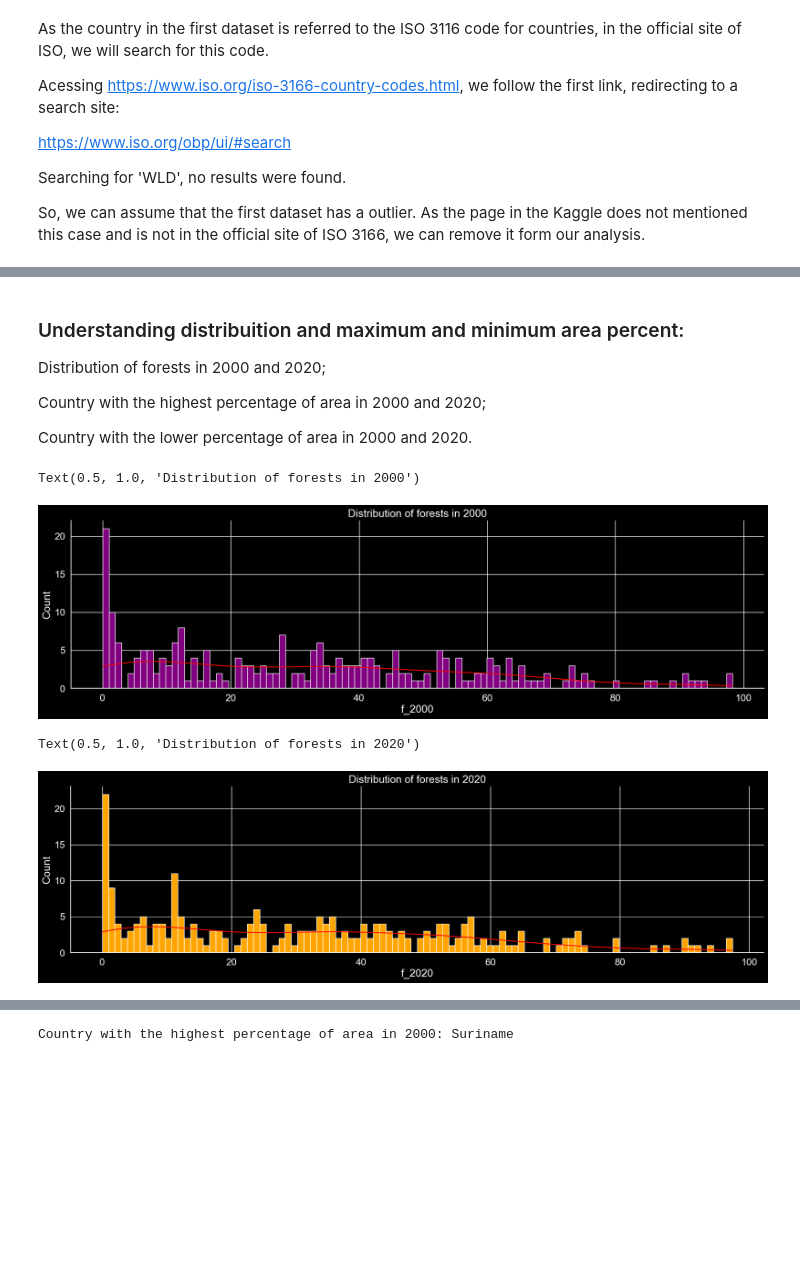
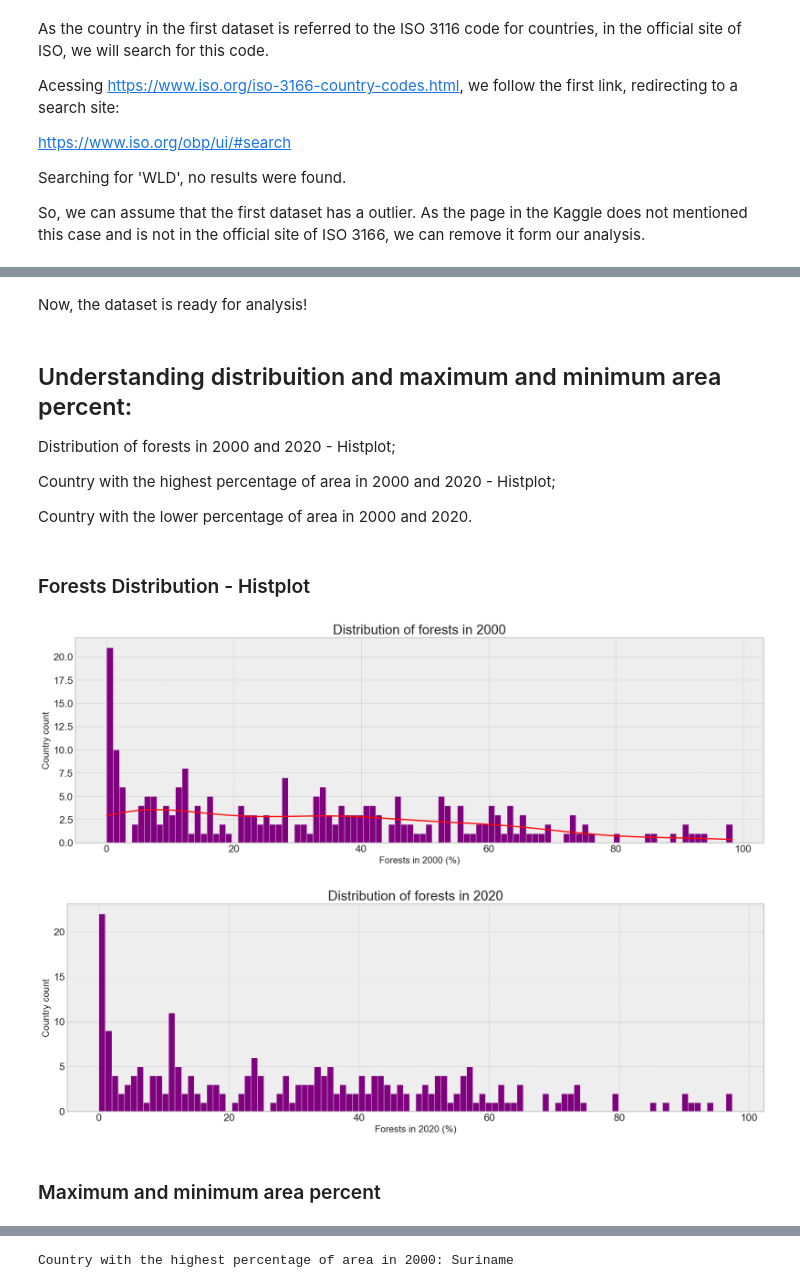
Before and after one commit to anacbneumann/Deforestation_analysis, a Jupyter notebook: deforestation_eda.ipynb, the cells around one changed output, grey strips where cells are left out. Cells and saved outputs as stored; diff of their text form; code cells hidden in the pictures; blank space fills up the shorter version.

```diff
--- a/deforestation_eda.ipynb
+++ b/deforestation_eda.ipynb
@@ -273,0 +360,4 @@ pd.set_option("display.max_rows",None)
+# %%
+# Converting area type:
+dataframe['area_country'] = dataframe['area_country'].str.replace('.', '').astype(float)
+dataframe.head(5)
@@ -273,0 +371,8 @@ pd.set_option("display.max_rows",None)
+# %%
+# Calculating absolut area:
+dataframe['2000_sqkm'] = dataframe['f_2000']*dataframe['area_country']/100
+dataframe['2020_sqkm'] = dataframe['f_2020']*dataframe['area_country']/100
+
+
+
+dataframe.head(5)
@@ -273,0 +386,7 @@ pd.set_option("display.max_rows",None)
+# %%
+# Reordering columns:
+dataframe = dataframe[['country','country_name','development','region','continent','area_country','2000_sqkm','f_2000','2020_sqkm','f_2020']]
+
+
+# Preview
+dataframe.head(3)
@@ -274,22 +398,46 @@ pd.set_option("display.max_rows",None)
+# %% [markdown]
+Now, the dataset is ready for analysis!
 # %% [markdown]
-### Understanding distribuition and maximum and minimum area percent:
+## Understanding distribuition and maximum and minimum area percent:
 
-Distribution of forests in 2000 and 2020;
+Distribution of forests in 2000 and 2020 -  Histplot;
 
-Country with the highest percentage of area in 2000 and 2020;
+Country with the highest percentage of area in 2000 and 2020 -  Histplot;
 
 Country with the lower percentage of area in 2000 and 2020.
+# %% [markdown]
+### Forests Distribution - Histplot
+# %%
+sns.set_theme(palette='tab10',
+              font_scale=1.5,
+              rc=None)
+
+import matplotlib
+matplotlib.rcParams.update({'font.size': 15})
+plt.style.use('bmh')
+pd.set_option("display.max_columns",None)
+pd.set_option("display.max_rows",None)
 # %%
 # Distribution of forests in 2000
-sns.displot(data=dataframe, x="f_2000", kde=True, bins = 100,color = "red", facecolor = "purple",height = 5, aspect = 3.5)
+plt.figure(figsize=(20, 6))
+sns.histplot(data=dataframe, x="f_2000", kde=True, bins = 100,color = "red", facecolor = "purple")
+
+plt.xlabel("Forests in 2000 (%)")
+plt.ylabel("Country count")
 plt.title("Distribution of forests in 2000")
+plt.show()
 # %% [output]
-Text(0.5, 1.0, 'Distribution of forests in 2000')
-[figure, old version]
+[figure, new version]
 # %%
 # Distribution of forests in 2020
-sns.displot(data=dataframe, x="f_2020", kde=True, bins = 100,color = "red", facecolor = "orange",height = 5, aspect = 3.5)
+plt.figure(figsize=(20, 6))
+sns.histplot(data=dataframe, x="f_2020", bins = 100,color = "red", facecolor = "purple")
+
+plt.xlabel("Forests in 2020 (%)")
+plt.ylabel("Country count")
 plt.title("Distribution of forests in 2020")
+plt.show()
 # %% [output]
-Text(0.5, 1.0, 'Distribution of forests in 2020')
-[figure, old version]
+[figure, new version]
+# %% [markdown]
+### Maximum and minimum area percent
```
Also changed, not shown: parts of 57 cells of this notebook, 1 other file.
